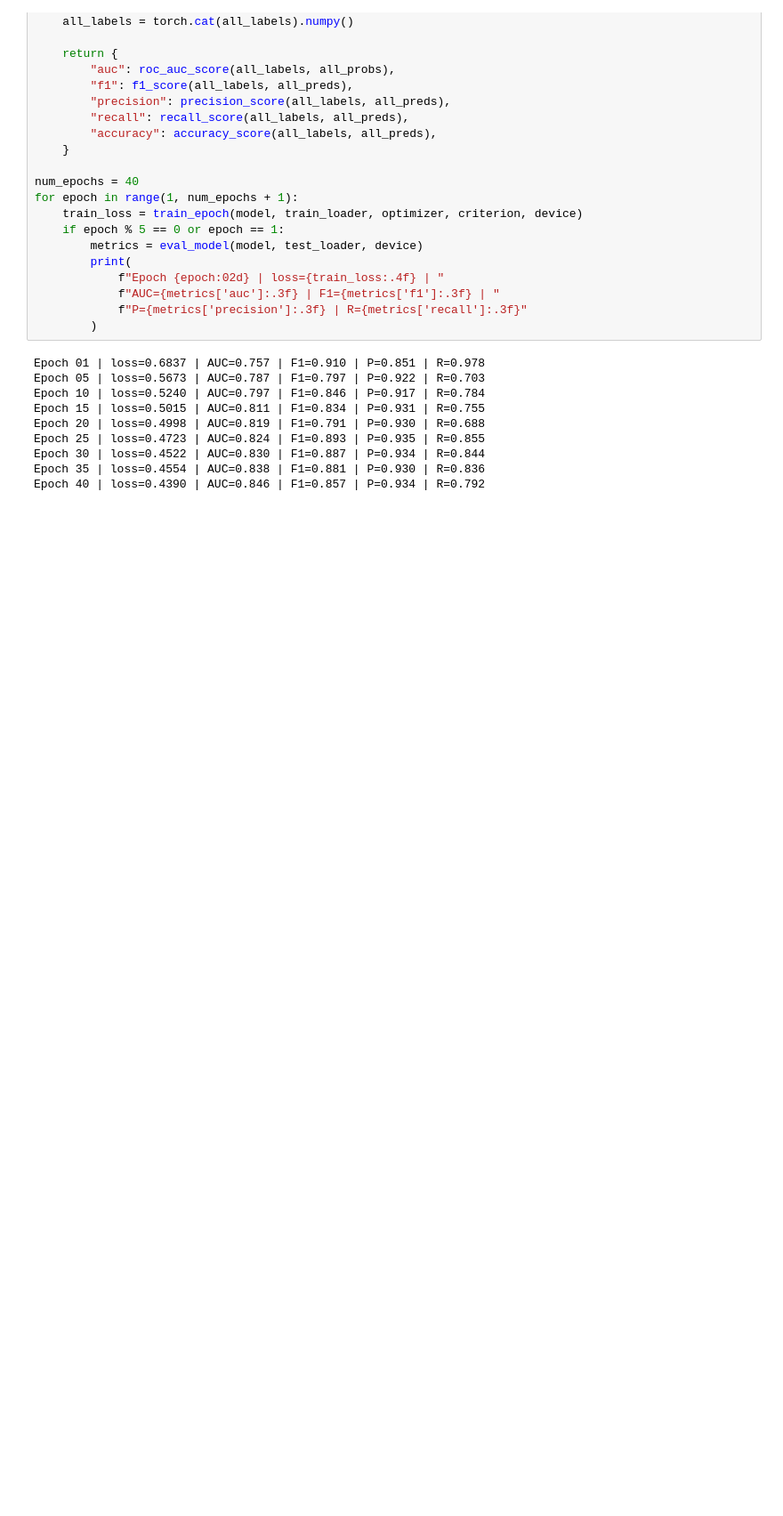
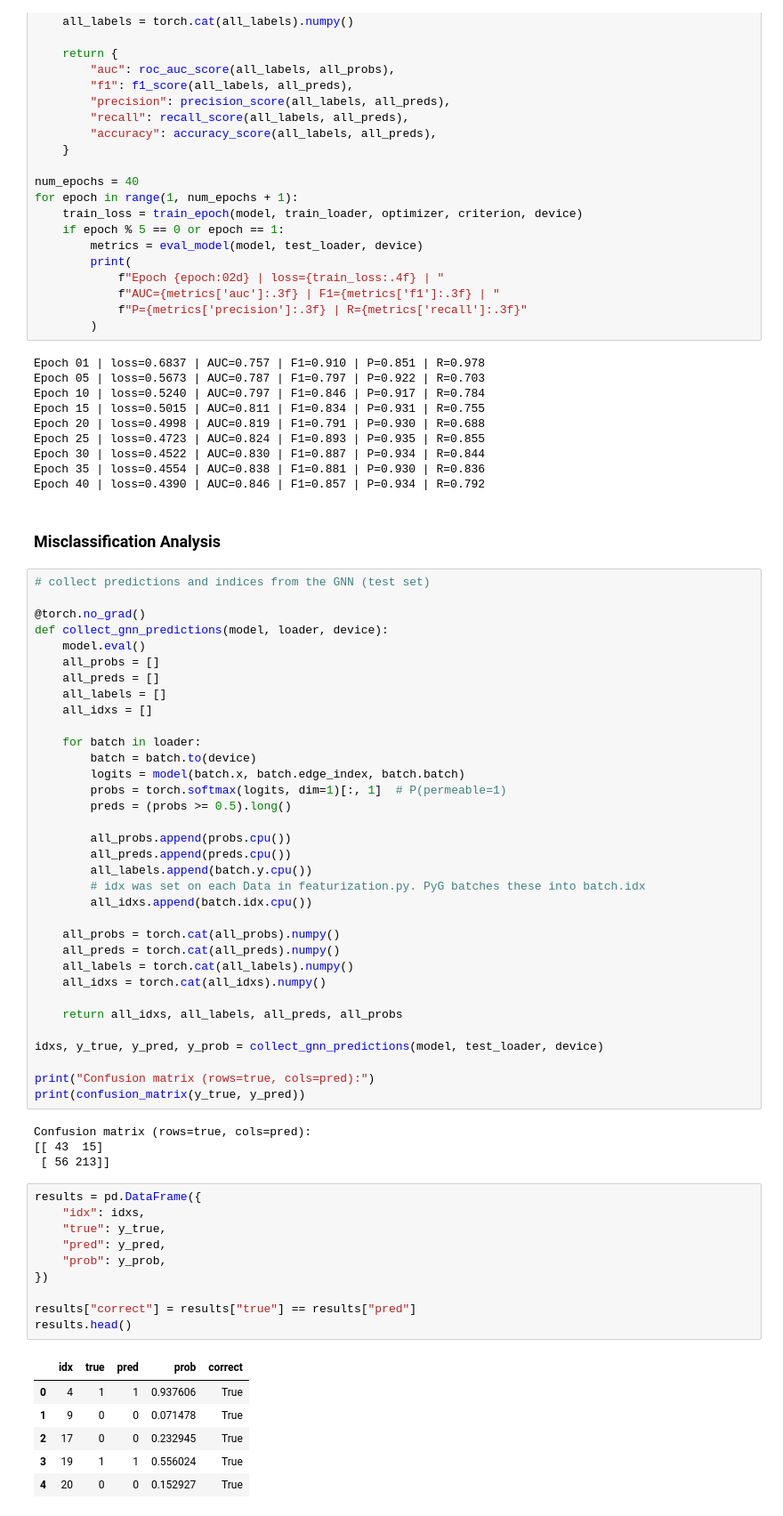
Before and after one commit to moraditya/neuro-natural-bbbp, a Jupyter notebook: notebooks/03_gnn_bbbp.ipynb, the cells around one changed output. Shown: that part at 89% size. Saved outputs shown, nothing was run; the diff lists cells and outputs as text; blank space fills up the shorter version.

```diff
--- a/notebooks/03_gnn_bbbp.ipynb
+++ b/notebooks/03_gnn_bbbp.ipynb
@@ -129,3 +129,60 @@ Epoch 25 | loss=0.4723 | AUC=0.824 | F1=0.893 | P=0.935 | R=0.855
 Epoch 30 | loss=0.4522 | AUC=0.830 | F1=0.887 | P=0.934 | R=0.844
 Epoch 35 | loss=0.4554 | AUC=0.838 | F1=0.881 | P=0.930 | R=0.836
 Epoch 40 | loss=0.4390 | AUC=0.846 | F1=0.857 | P=0.934 | R=0.792
+# %% [markdown]
+### Misclassification Analysis
+# %%
+# collect predictions and indices from the GNN (test set)
+
+@torch.no_grad()
+def collect_gnn_predictions(model, loader, device):
+    model.eval()
+    all_probs = []
+    all_preds = []
+    all_labels = []
+    all_idxs = []
+
+    for batch in loader:
+        batch = batch.to(device)
+        logits = model(batch.x, batch.edge_index, batch.batch)
+        probs = torch.softmax(logits, dim=1)[:, 1]  # P(permeable=1)
+        preds = (probs >= 0.5).long()
+
+        all_probs.append(probs.cpu())
+        all_preds.append(preds.cpu())
+        all_labels.append(batch.y.cpu())
+        # idx was set on each Data in featurization.py. PyG batches these into batch.idx
+        all_idxs.append(batch.idx.cpu())
+
+    all_probs = torch.cat(all_probs).numpy()
+    all_preds = torch.cat(all_preds).numpy()
+    all_labels = torch.cat(all_labels).numpy()
+    all_idxs = torch.cat(all_idxs).numpy()
+
+    return all_idxs, all_labels, all_preds, all_probs
+
+idxs, y_true, y_pred, y_prob = collect_gnn_predictions(model, test_loader, device)
+
+print("Confusion matrix (rows=true, cols=pred):")
+print(confusion_matrix(y_true, y_pred))
+# %% [output]
+Confusion matrix (rows=true, cols=pred):
+[[ 43  15]
+ [ 56 213]]
+# %%
+results = pd.DataFrame({
+    "idx": idxs,
+    "true": y_true,
+    "pred": y_pred,
+    "prob": y_prob,
+})
+
+results["correct"] = results["true"] == results["pred"]
+results.head()
+# %% [output]
+|  | idx | true | pred | prob | correct |
+| 0 | 4 | 1 | 1 | 0.937606 | True |
+| 1 | 9 | 0 | 0 | 0.071478 | True |
+| 2 | 17 | 0 | 0 | 0.232945 | True |
+| 3 | 19 | 1 | 1 | 0.556024 | True |
+| 4 | 20 | 0 | 0 | 0.152927 | True |
```
Also changed, not shown: parts of 8 cells of this notebook, 5 other files.
